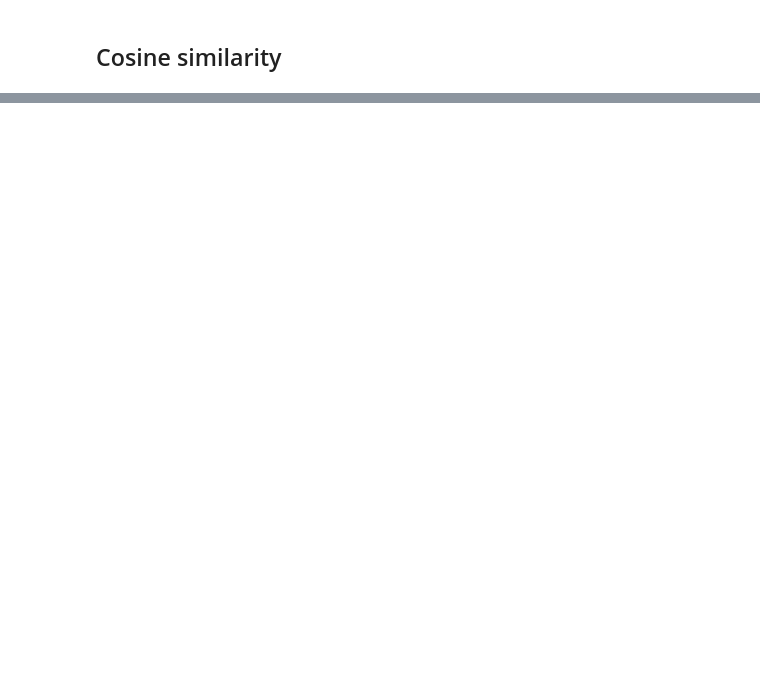
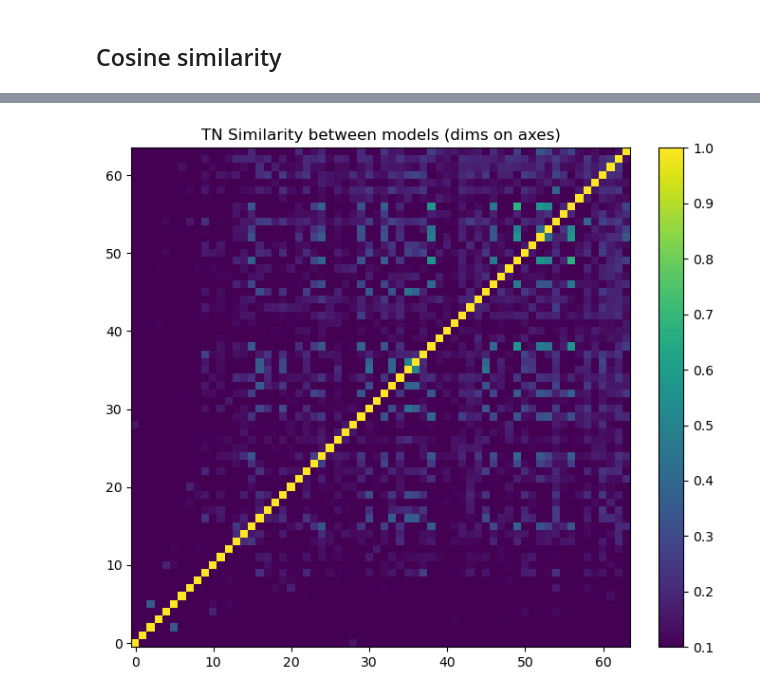
Before and after one commit to loganriggs/tn_4_interp, a Jupyter notebook: modular_addition/compression/analysis.ipynb, the cells around one changed output, grey strips where cells are left out. Cells and saved outputs as stored; diff of their text form; code cells hidden in the pictures; blank space fills up the shorter version.

```diff
--- a/modular_addition/compression/analysis.ipynb
+++ b/modular_addition/compression/analysis.ipynb
@@ -67,11 +67,15 @@ import torch
 import matplotlib.pyplot as plt
 import numpy as np
 
-with open('sweep_results_0401.pkl', 'rb') as f:
+# Load sweep results here by choosing the file below.
+# Note that I changed the keys of the saved dict. I always saved the model_state_dicts and the final validation accuracies, which is all that is really needed.
+file_path = 'comp_diagrams/sweep_results_0401.pkl' # change as needed
+with open(f'{file_path}', 'rb') as f:
     data = pickle.load(f)
 models_state = data.get('models', data.get('models_state', {}))
-remainders = data.get('remainders', None)
-int_mats = data.get("int_mats", {})
 val_acc = data.get("val_accs", {})
-dims = sorted(list(models_state.keys()), reverse=True)
-print(f'Found saved models for dims: {dims}')
+
+if file_path == 'sweep_results_0401.pkl':
+    P = 64
+else:
+    P = data.get("P", 64)
@@ -162,7 +226,7 @@ def symmetric_inner(model1: Model, model2: Model) -> torch.FloatTensor:
     lr = einsum(model1.w_l, model2.w_r, "hid1 i, hid2 i -> hid1 hid2")
     rl = einsum(model1.w_r, model2.w_l, "hid1 i, hid2 i -> hid1 hid2")
 
-    core = 1/2 * ((ll*rr) + (lr+rl))
+    core = 1/2 * ((ll*rr) + (lr*rl))
 
     dd = einsum(model1.w_p, model2.w_p, "o hid1, o hid2 -> hid1 hid2")
     hid = einsum(core, dd, "hid1 hid2, hid1 hid3 -> hid2 hid3")
@@ -183,4 +247,11 @@ def symmetric_similarity(model1: Model, model2: Model) -> torch.FloatTensor:
     norm1 = torch.sqrt(symmetric_inner(model1, model1))
     norm2 = torch.sqrt(symmetric_inner(model2, model2))
     return inner / (norm1 * norm2)
+
+# helper: instantiate and load model for a given dim
+def load_model_for_dim(d):
+    m = init_model(P, d)
+    state = models_state[d]
+    m.load_state_dict(state)
+    return m
 # %%
@@ -240,0 +292,14 @@ Computing full pairwise TN similarity matrix...
+# %%
+# Plot heatmap
+fig, ax = plt.subplots(figsize=(8, 6))
+im = ax.imshow(sim_mat, cmap='viridis', vmin=0.1, vmax=1, origin="lower")
+# ax.set_xticks(np.arange(P))
+# ax.set_yticks(np.arange(P))
+# ax.set_xticklabels(np.arange(P), rotation=90)
+# ax.set_yticklabels(np.arange(P))
+ax.set_title('TN Similarity between models (dims on axes)')
+fig.colorbar(im, ax=ax, fraction=0.046, pad=0.04)
+plt.tight_layout()
+plt.show()
+# %% [output]
+[figure, added]
```
Also changed, not shown: parts of 12 cells of this notebook, 5 other files.
